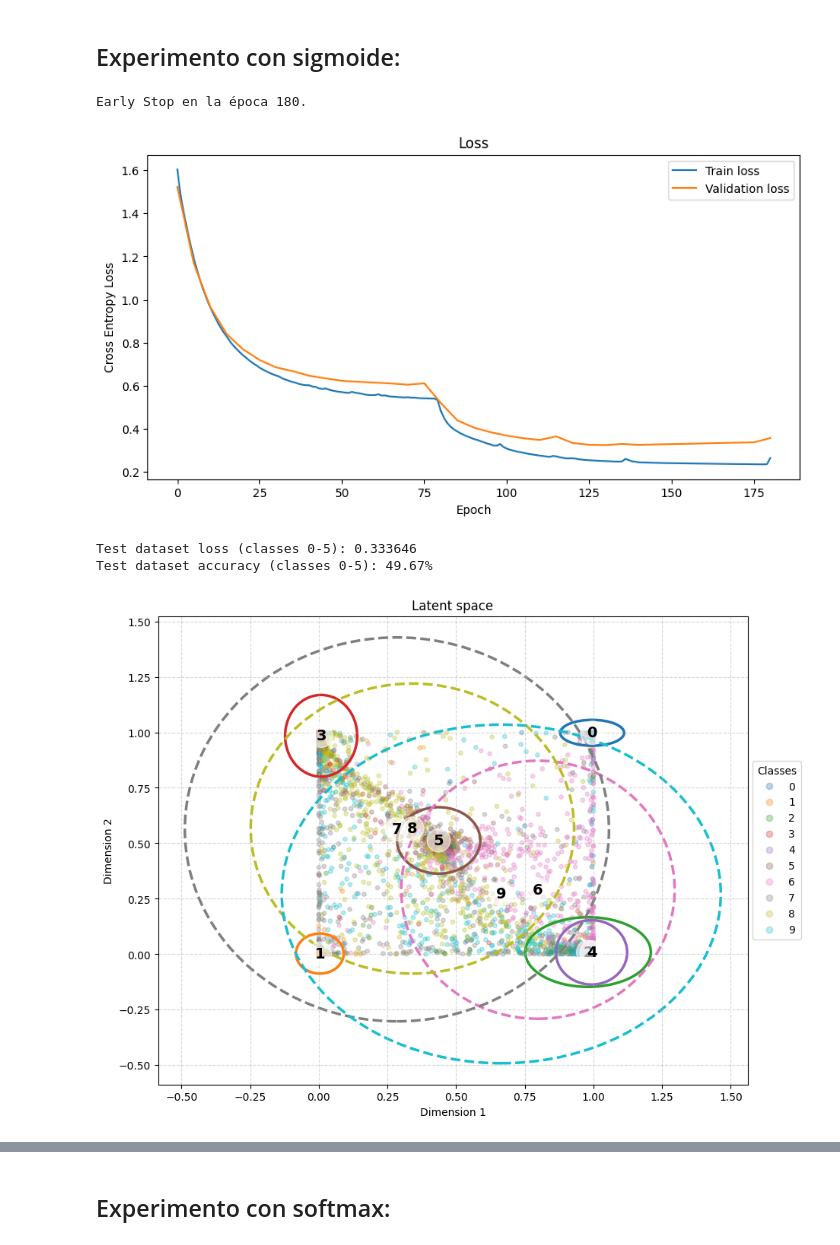
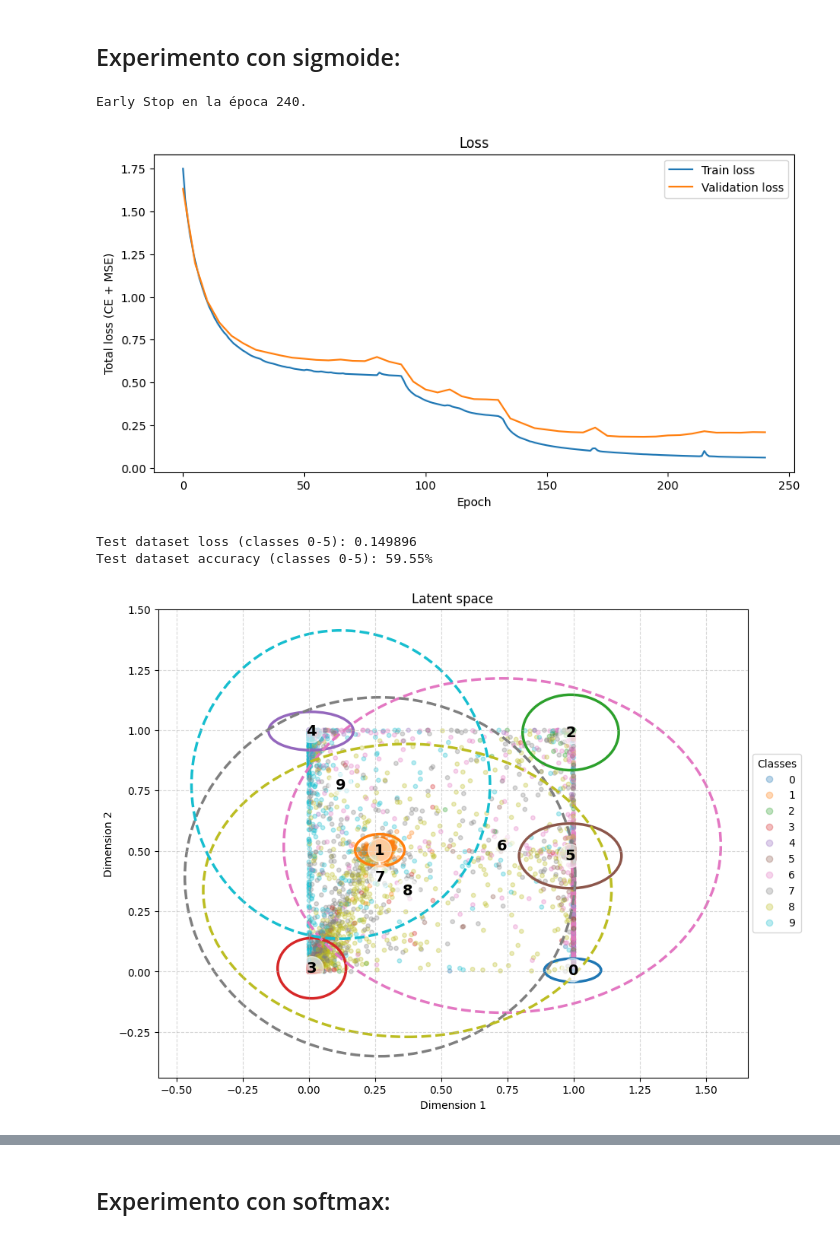
Before and after one commit to Lucy-syu/Out-of-distribution-Detection-Model, a Jupyter notebook: OODAutoencoder.ipynb, the cells around one changed output, grey strips where cells are left out. Drawn from its saved outputs; the diff is of its cells as text; code cells hidden in the pictures.

Commit message:
First experiments with autoencoder.

```diff
--- a/OODAutoencoder.ipynb
+++ b/OODAutoencoder.ipynb
@@ -111,7 +111,7 @@ class Early_Stop():
       self.no_val_improvement_times += 1
       self.stop = self.no_val_improvement_times >= self.patience
 # %%
-def learning_loop(train_dataloader, val_dataloader, model, epochs, loss_fn, learning_rate, optimizer, validation_freq, early_stop):
+def learning_loop(train_dataloader, val_dataloader, model, epochs, loss_fn_cls, loss_fn_rec, learning_rate, optimizer, validation_freq, early_stop):
   epoch_loss_list = []
   val_loss_list = []
 
@@ -122,9 +122,12 @@ def learning_loop(train_dataloader, val_dataloader, model, epochs, loss_fn, lear
       model.train()
       steps_loss_list = []
       for x_true, y_true in train_dataloader:
-        y_pred, _ = model(x_true)                           # Forward
+        y_pred, _, x_rec = model(x_true)                           # Forward
         opt.zero_grad()
-        loss = loss_fn(y_pred, y_true)
+
+        loss_classif = loss_fn_cls(y_pred, y_true)
+        loss_rec = loss_fn_rec(x_rec, x_true)
+        loss = loss_classif + loss_rec
         loss.backward()                                     # Backward
         steps_loss_list.append(loss.clone().detach())
         opt.step()
@@ -136,12 +139,15 @@ def learning_loop(train_dataloader, val_dataloader, model, epochs, loss_fn, lear
       if epoch % validation_freq == 0:
         model.eval()
         val_step_loss_list = []
-        val_correct_answers = 0
+        #val_correct_answers = 0
 
         with torch.no_grad():
           for x_val_true, y_val_true in val_dataloader:
-            y_val_pred, _ = model(x_val_true)
-            loss_val = loss_fn(y_val_pred, y_val_true)
+            y_val_pred, _, x_val_rec = model(x_val_true)
+
+            loss_val_cls = loss_fn_cls(y_val_pred, y_val_true)
+            loss_val_rec = loss_fn_rec(x_val_rec, x_val_true)
+            loss_val = loss_val_cls + loss_val_rec
             val_step_loss_list.append(loss_val)
 
           val_loss = torch.tensor(val_step_loss_list).mean()
@@ -172,7 +178,7 @@ def covariance_ellipse(points, num_of_stds=2.0, **kwargs):
 # %% [markdown]
 ## Experimento con sigmoide:
 # %%
-class Encoder(nn.Module):
+class Autoencoder(nn.Module):
     def __init__(self, latent_dims=2, num_classes=6):
         super().__init__()
 
@@ -188,10 +194,22 @@ class Encoder(nn.Module):
 
         self.classifier = nn.Linear(latent_dims, num_classes)
 
+        self.decoder = nn.Sequential(
+            nn.Linear(latent_dims, 64),
+            nn.LeakyReLU(),
+            nn.Linear(64, 128),
+            nn.LeakyReLU(),
+            nn.Linear(128, 28 * 28),
+            nn.Sigmoid()
+        )
+
     def forward(self, x):
         latent_space = self.encoder(x)
         predict = self.classifier(latent_space)
-        return predict, latent_space
+        reconstructed = self.decoder(latent_space)
+        reconstructed = reconstructed.view(-1, 1, 28, 28)
+
+        return predict, latent_space, reconstructed
 # %%
 batch_size = 256
 learning_rate = 1e-3
@@ -200,17 +218,18 @@ validation_freq = 5
 patience = 10
 delta = 0.001
 
-loss_fn = torch.nn.CrossEntropyLoss()
+loss_fn_cls = torch.nn.CrossEntropyLoss()
+loss_fn_rec = torch.nn.MSELoss()
 optimizer = torch.optim.Adam
 
 train_loader = DataLoader(train_dataset, batch_size=batch_size, shuffle=True)
 val_loader = DataLoader(val_dataset, batch_size=batch_size, shuffle=False)
 
-model = Encoder(latent_dims=2).to(device)
+model = Autoencoder(latent_dims=2).to(device)
 early_stop = Early_Stop(patience=patience, delta=delta)
 
 model, train_loss_list, val_loss_list = learning_loop(
-    train_loader, val_loader, model, epochs, loss_fn, learning_rate, optimizer, validation_freq, early_stop
+    train_loader, val_loader, model, epochs, loss_fn_cls, loss_fn_rec, learning_rate, optimizer, validation_freq, early_stop
 )
 
 plt.figure(figsize=(10, 5))
@@ -219,11 +238,11 @@ plt.plot(np.arange(0, len(train_loss_list), validation_freq), val_loss_list, lab
 plt.legend()
 plt.title('Loss')
 plt.xlabel('Epoch')
-plt.ylabel('Cross Entropy Loss')
+plt.ylabel('Total loss (CE + MSE)')
 plt.show()
 # %% [output]
-Early Stop en la época 180.
+Early Stop en la época 240.
-[figure, old version]
+[figure, new version]
 # %%
 test_loader = DataLoader(
     test_dataset,
@@ -238,17 +257,18 @@ test_set_size = 0
 with torch.no_grad():
     for x_true, y_true in test_loader:
 
-        y_pred, latent_space = model(x_true)
+        y_pred, latent_space, x_rec = model(x_true)
         preds = torch.argmax(y_pred, dim=-1)
-
         correct_answers = torch.sum(preds == y_true)
         test_correct_answers += correct_answers.item()
         test_set_size += y_true.numel()
 
         mask = y_true <= 5
         if mask.any(): # Si hay al menos un número del 0 al 5 en este batch.
-            loss_test = loss_fn(y_pred[mask], y_true[mask])
-            test_step_loss_list.append(loss_test.item())
+            loss_test_cls = loss_fn_cls(y_pred[mask], y_true[mask])
+            loss_test_rec = loss_fn_rec(x_rec[mask], x_true[mask])
+            total_loss = loss_test_cls + loss_test_rec
+            test_step_loss_list.append(total_loss.item())
 
 final_test_loss = np.mean(test_step_loss_list)
 final_test_acc = test_correct_answers / float(test_set_size)
@@ -256,8 +276,8 @@ final_test_acc = test_correct_answers / float(test_set_size)
 print(f"Test dataset loss (classes 0-5): {final_test_loss:.6f}")
 print(f"Test dataset accuracy (classes 0-5): {final_test_acc:.2%}")
 # %% [output]
-Test dataset loss (classes 0-5): 0.333646
-Test dataset accuracy (classes 0-5): 49.67%
+Test dataset loss (classes 0-5): 0.149896
+Test dataset accuracy (classes 0-5): 59.55%
 # %%
 test_loader = DataLoader(test_dataset,
                          batch_size=batch_size,
@@ -268,7 +288,7 @@ labels_list = []
 
 with torch.no_grad():
     for x_test, y_test in test_loader:
-        _, latent = model(x_test)
+        _, latent, _ = model(x_test)
         encodings_list.append(latent.cpu())
         labels_list.append(y_test.cpu())
 
@@ -291,34 +311,34 @@ ax.set_xlabel('Dimension 1')
 ax.set_ylabel('Dimension 2')
 ax.grid(True, linestyle='--', alpha=0.5)
 
 for clase in range(10):
     puntos_clase = encodings_np[labels_np == clase]
     if len(puntos_clase) == 0: continue
 
     media_x, media_y = np.mean(puntos_clase, axis=0)
     std_x, std_y = np.std(puntos_clase, axis=0)
     color = scatter.cmap(scatter.norm(clase))
 
     elipse = Ellipse(xy=(media_x, media_y),
                      width=std_x * 4,
                      height=std_y * 4,
                      edgecolor=color,
                      fc='None',
                      lw=2.5,
                      linestyle='-' if clase <= 5 else '--')
     ax.add_patch(elipse)
 
     # Class number.
     ax.annotate(str(clase), (media_x, media_y),
                 weight='bold', size=14, ha='center', va='center',
                 bbox=dict(boxstyle="circle", alpha=0.6, color='white'))
 
 legend_handles, _ = scatter.legend_elements()
 ax.legend(legend_handles, [str(i) for i in range(10)], title="Classes", loc='center left', bbox_to_anchor=(1, 0.5))
 
 plt.show()
 # %% [output]
-[figure, old version]
+[figure, new version]
 # %%
 x_range = np.linspace(0, 1, 500)
 colors = plt.cm.tab10(np.linspace(0, 1, 10))
```
Also changed, not shown: parts of 4 cells of this notebook.
